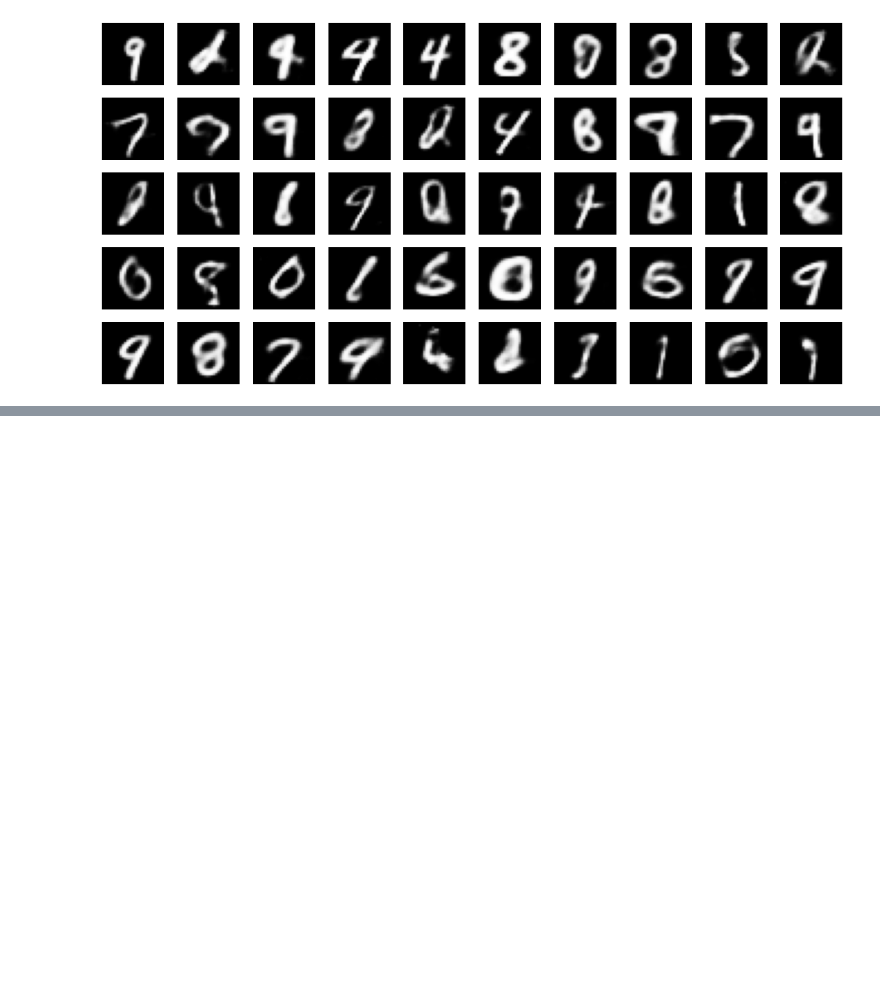
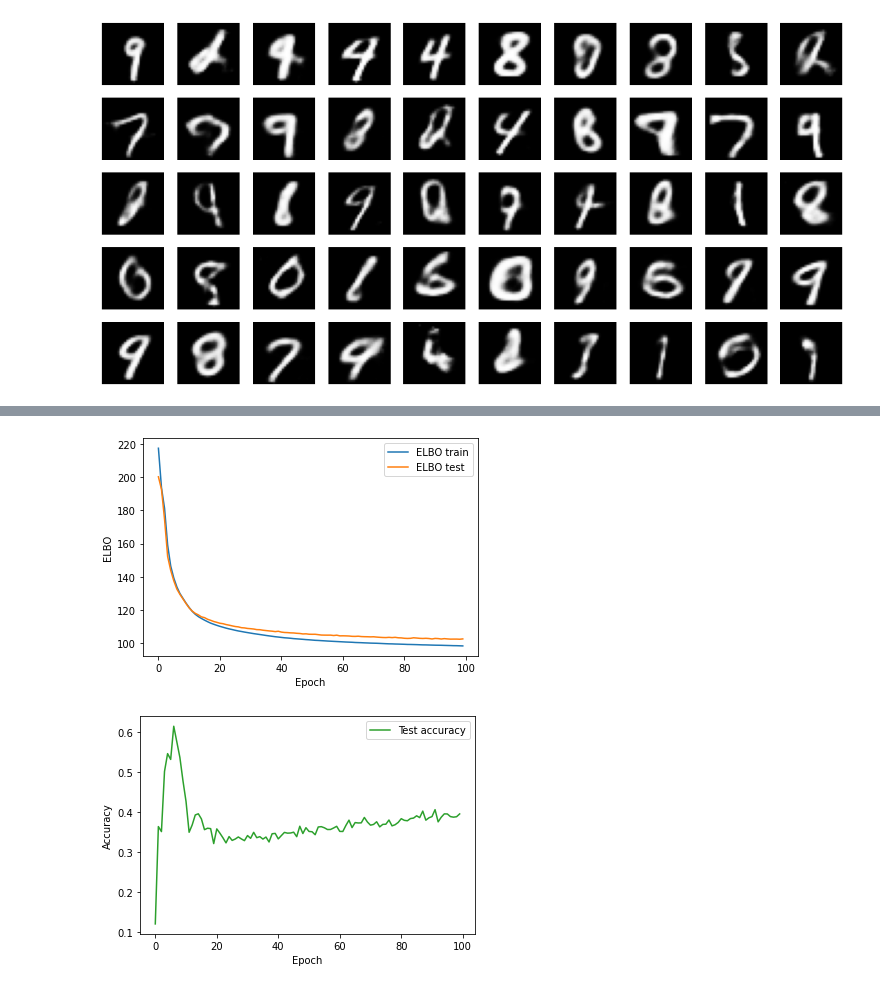
Before and after one commit to markus7800/vae, a Jupyter notebook: main.ipynb, the cells around one changed output, grey strips where cells are left out. Saved outputs shown, nothing was run; the diff lists cells and outputs as text; code cells hidden in the pictures; blank space fills up the shorter version.

```diff
--- a/main.ipynb
+++ b/main.ipynb
@@ -401,0 +437,13 @@ def train_SSVAE(loaders, ssvae, device,
+# %%
+%%time
+seed_everything()
+pyro.clear_param_store()
+
+ssvae = SSVAE(z_dim=50, hidden_dims=[200, 400], device=device)
+
+loaders = MNIST_loaders
+test_batch_x = MNIST_test_batch_x.reshape(-1, ssvae.input_size)
+test_batch_y = F.one_hot(MNIST_test_batch_y, ssvae.output_size)
+
+train_SSVAE(loaders, ssvae, device=device, epochs=100, nth_supervised=10)
+# %% [output]
@@ -401,0 +452,2 @@ def train_SSVAE(loaders, ssvae, device,
+[figure, added]
+[figure, added]
```
Also changed, not shown: parts of 12 cells of this notebook.
